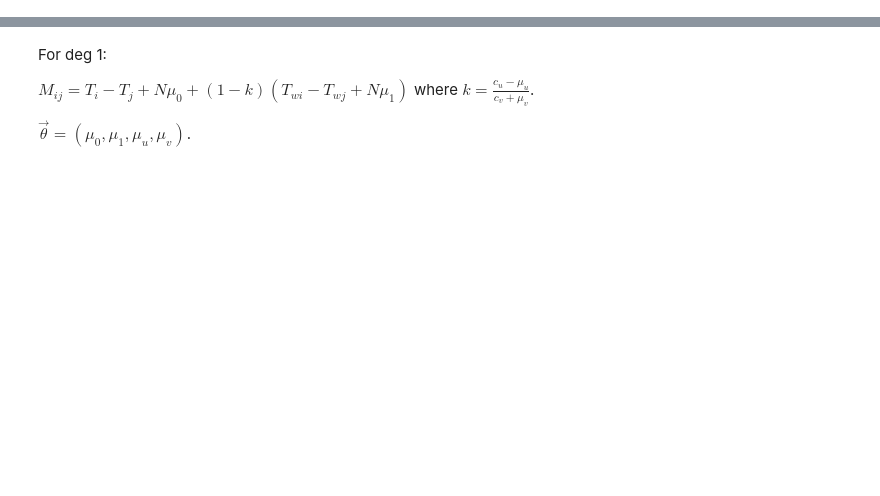
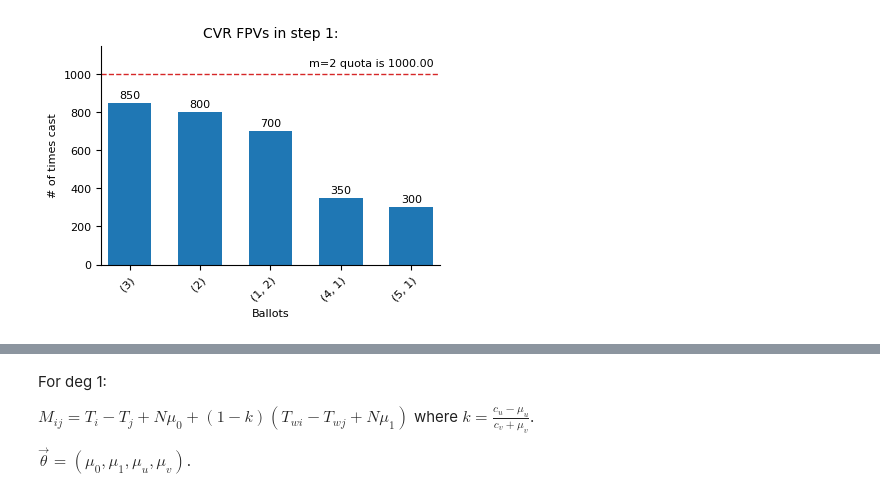
Before and after one commit to EdouardHeitzmann/meek, a Jupyter notebook: generalized_meek.ipynb, the cells around one changed output, grey strips where cells are left out. Drawn from its saved outputs; the diff is of its cells as text; code cells hidden in the pictures; blank space fills up the shorter version.

Commit message:
full 2-seat audits machinery

```diff
--- a/generalized_meek.ipynb
+++ b/generalized_meek.ipynb
@@ -322,0 +17,19 @@ def cand_to_cand_deg1(deg0_samples, deg1_samples, w, i, j, Ti, Tj, Twi, Twj, Tg,
+# %%
+import random
+import numpy as np
+from src.utils import noise_cvr_array
+from src.margin_audits import deg0_sampler, deg1_sampler, cand_to_cand_deg1, cand_to_cand_deg0, cand_to_quota_deg0, cand_to_quota_deg1, project_sample
+from src.plotting import plot_ballot_frequencies
+
+noise_level = 0.05
+
+CVR = [np.array([1,2,-1], dtype=np.int8)]*700 + [np.array([2,-1,-1], dtype=np.int8)] * 800 + [np.array([3,-1,-1], dtype=np.int8)] * 850 + [np.array([4,1,-1], dtype=np.int8)] * 350 + [np.array([5,1,-1], dtype=np.int8)] * 300 + [np.array([-1,-1,-1], dtype=np.int8)] * 100
+CVR = np.array(CVR)
+BAL = noise_cvr_array(CVR, candidates={1,2,3,4,5}, exhaust_sentinel=-1, noise_level=noise_level)
+
+N = len(BAL)
+n = N//10
+# randomly sample n ballots from BAL and CVR, make them into a new array
+sample_indices = random.sample(range(N), k=n)
+BAL_sample = BAL[sample_indices]
+CVR_sample = CVR[sample_indices]
@@ -322,0 +41,7 @@ def cand_to_cand_deg1(deg0_samples, deg1_samples, w, i, j, Ti, Tj, Twi, Twj, Tg,
+# %%
+deg0_samples = deg0_sampler(BAL_sample, CVR_sample, hopeful={1,2,3,4,5}, exhaust_sentinel=-1)
+deg1_samples = deg1_sampler(BAL_sample, CVR_sample, hopeful={2,3,4}, w=1, exhaust_sentinel=-1)
+
+plot_ballot_frequencies(CVR, 2, title = "CVR FPVs in step 1:")
+# %% [output]
+[figure, added]
```
Also changed, not shown: parts of 31 cells of this notebook, 7 other files.
